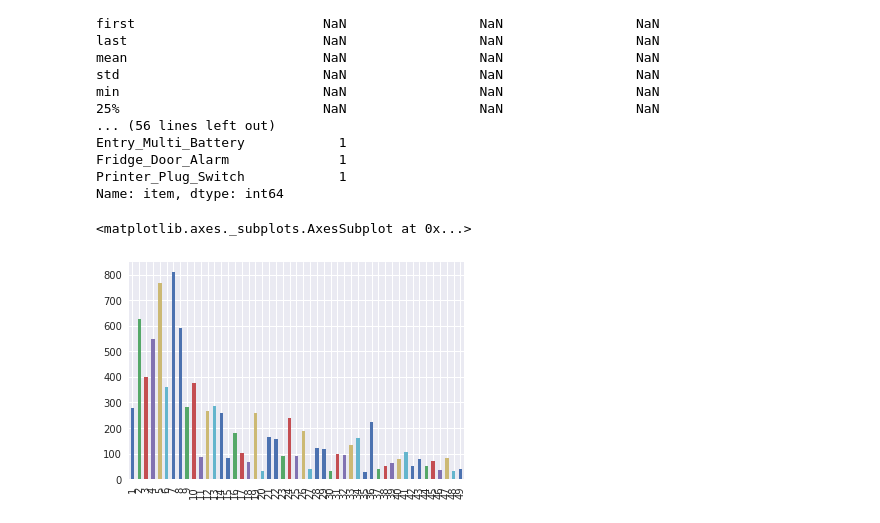
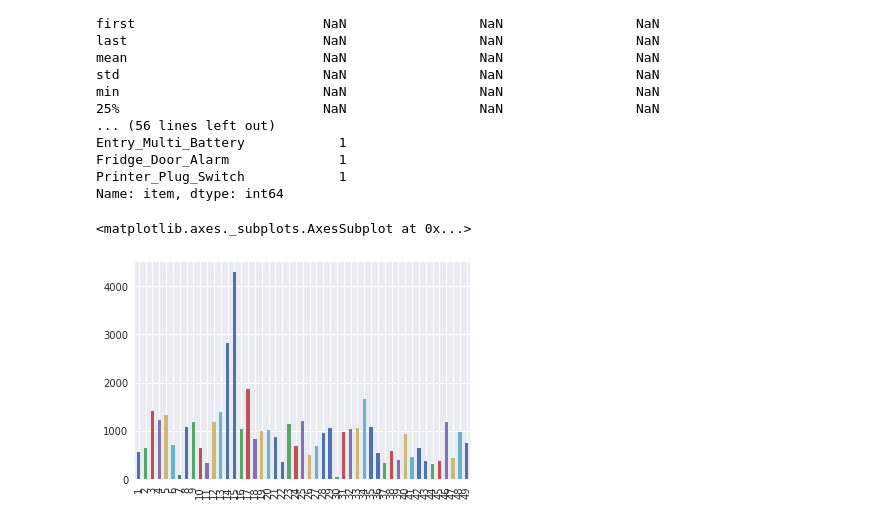
Before and after one commit to marc-hanheide/jupyter-notebooks, a Jupyter notebook: HAB analysis.ipynb, the cells around one changed output. Saved outputs shown, nothing was run; the diff lists cells and outputs as text; code cells hidden in the pictures.

```diff
--- a/HAB analysis.ipynb
+++ b/HAB analysis.ipynb
@@ -90,19 +90,19 @@ Name: item, dtype: int64
 # %%
 %matplotlib inline
 import numpy as np
-from numpy.fft import fft, ifft
+from numpy.fft import rfft, irfft
 from numpy import abs, sum, square, sqrt
 from pandas import Series
 #subdf = df[df.item == 'Kitchen_Multi_Lux'].copy()
-subdf = df[df.item == 'Office1_Multi_Lux'].reset_index(drop=True)
+subdf = df[df.item == 'Kitchen_Multi_Lux'].reset_index(drop=True)
 v = subdf.value
 #display(df[df.item == 'Kitchen_Multi_Lux'])
 #v.plot()
-spectrum = Series(fft(v))
+spectrum = Series(rfft(v))
 subdf['fft'] = spectrum
 abs(spectrum[1:50]).plot(kind='bar')
 # %% [output]
 <matplotlib.axes._subplots.AxesSubplot at 0x...>
-[figure, old version]
+[figure, new version]
 # %%
 filtered = spectrum.copy()
```
Also changed, not shown: parts of 1 cell of this notebook.
